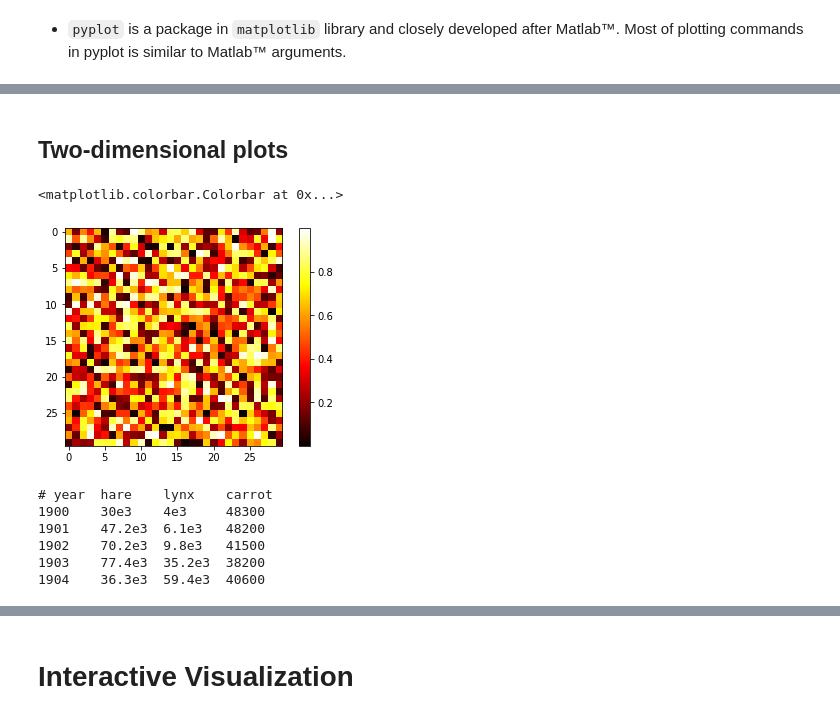
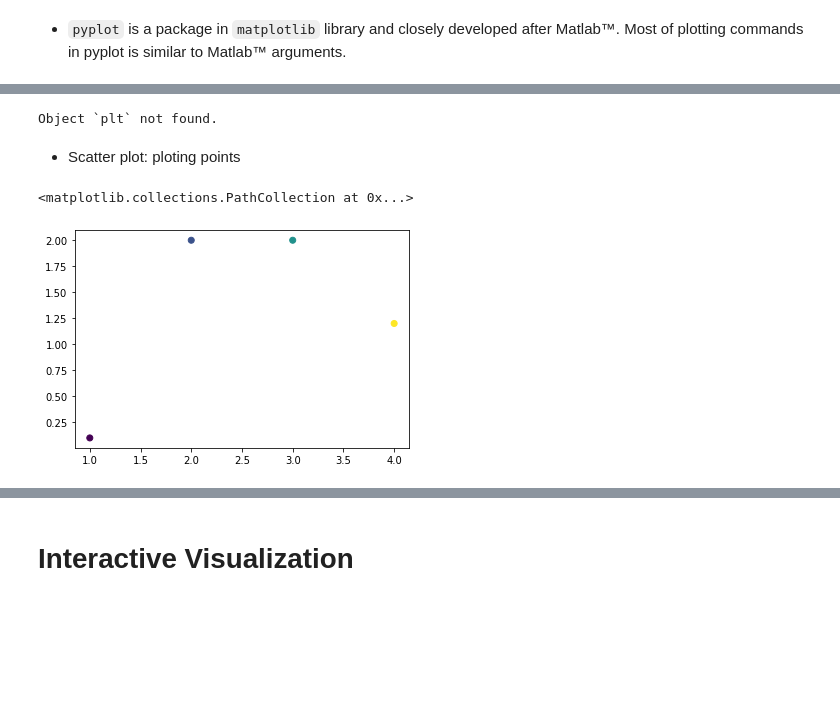
Before and after one commit to gob1thaasan/ScientificComputingWithPython, a Jupyter notebook: NotebookLectures/Chapter4.ipynb, the cells around one changed output, grey strips where cells are left out. Saved outputs shown, nothing was run; the diff lists cells and outputs as text; code cells hidden in the pictures; blank space fills up the shorter version.

Commit message:
Updating Chapter 4: until 3D Plot

```diff
--- a/NotebookLectures/Chapter4.ipynb
+++ b/NotebookLectures/Chapter4.ipynb
@@ -132,20 +108,14 @@ plt.plot(x, y, 'o')  # dot plot
-# %% [markdown]
-## Two-dimensional plots
-# %%
-image = np.random.rand(30, 30)
-plt.imshow(image, cmap=plt.cm.hot)
-
-plt.colorbar()
-# %% [output]
-<matplotlib.colorbar.Colorbar at 0x...>
-[figure, removed]
-# %%
-samples = np.loadtxt('data/populations.csv', delimiter=',')
-! head -n 6 'data/populations.txt'
-# %% [output]
-# year  hare    lynx    carrot
-1900    30e3    4e3     48300
-1901    47.2e3  6.1e3   48200
-1902    70.2e3  9.8e3   41500
-1903    77.4e3  35.2e3  38200
-1904    36.3e3  59.4e3  40600
+# %%
+plt?
+# %% [output]
+Object `plt` not found.
+# %% [markdown]
+- Scatter plot: ploting points
+# %%
+import matplotlib.pyplot as plt
+x_values= [1, 2, 3, 4]
+y_values = [0.1, 2, 2, 1.2]
+plt.scatter(x_values, y_values , c=[1, 2, 3, 5], marker='o')
+# %% [output]
+<matplotlib.collections.PathCollection at 0x...>
+[figure, added]
```
Also changed, not shown: parts of 71 cells of this notebook.
